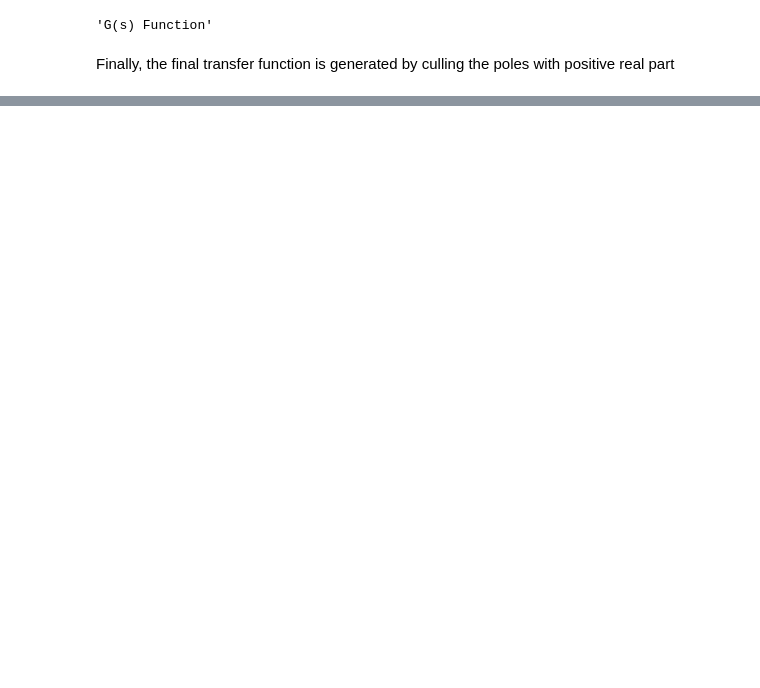
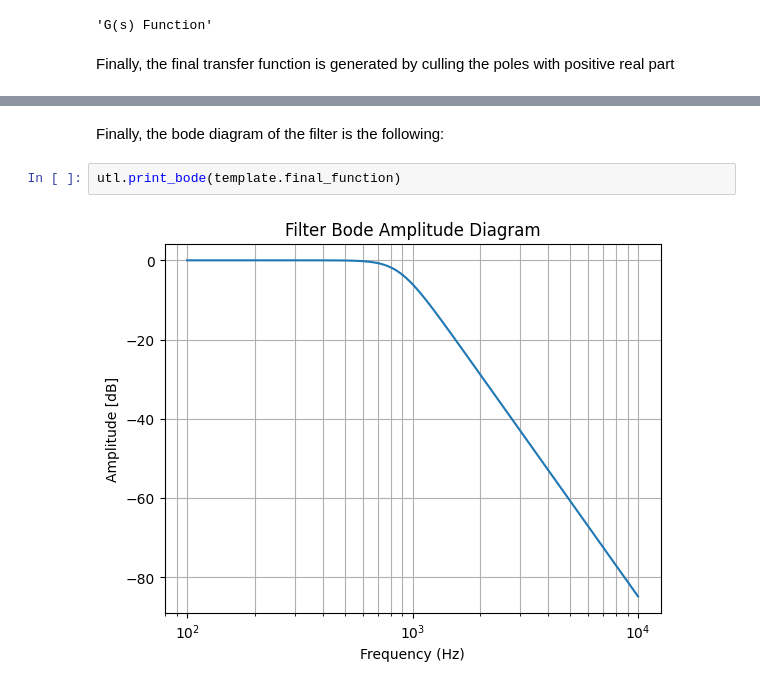
Before and after one commit to Torino1564/Filter-Wizard, a Jupyter notebook: Run.ipynb, the cells around one changed output, grey strips where cells are left out. Cells and saved outputs as stored; diff of their text form; blank space fills up the shorter version.

```diff
--- a/Run.ipynb
+++ b/Run.ipynb
@@ -64,0 +69,6 @@ utl.print_pzm(template.final_function)
+# %% [markdown]
+Finally, the bode diagram of the filter is the following:
+# %%
+utl.print_bode(template.final_function)
+# %% [output]
+[figure, added]
```
Also changed, not shown: parts of 5 cells of this notebook, 10 other files.
